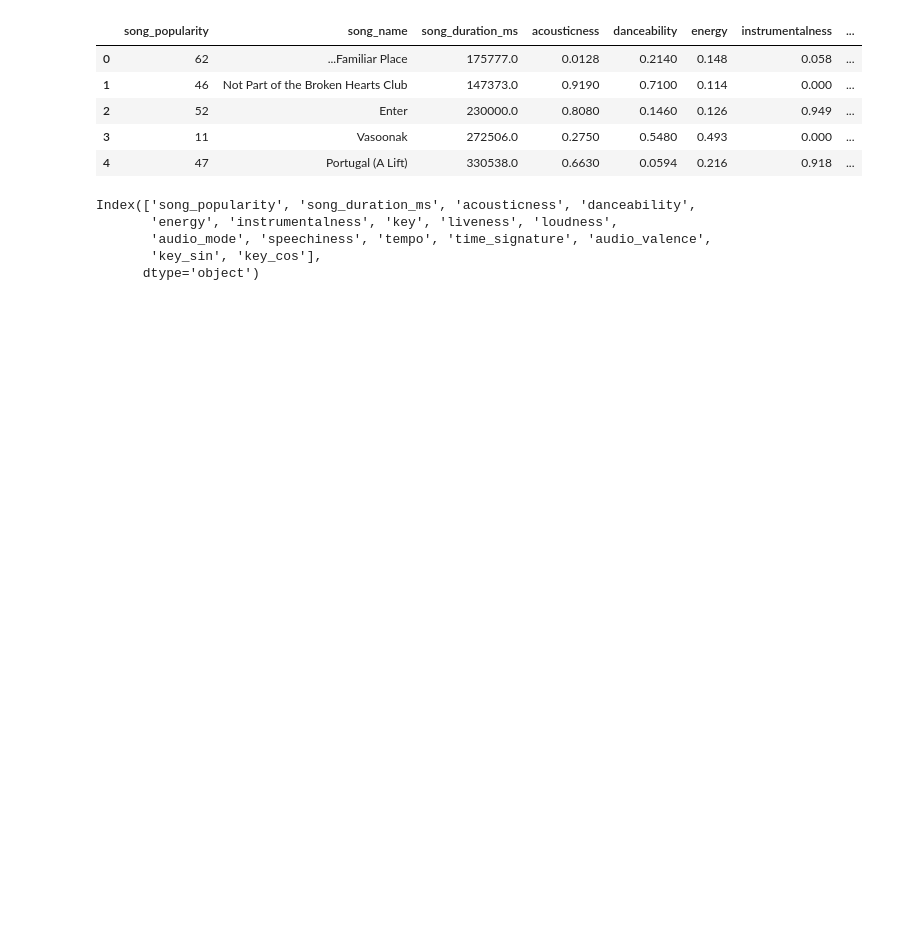
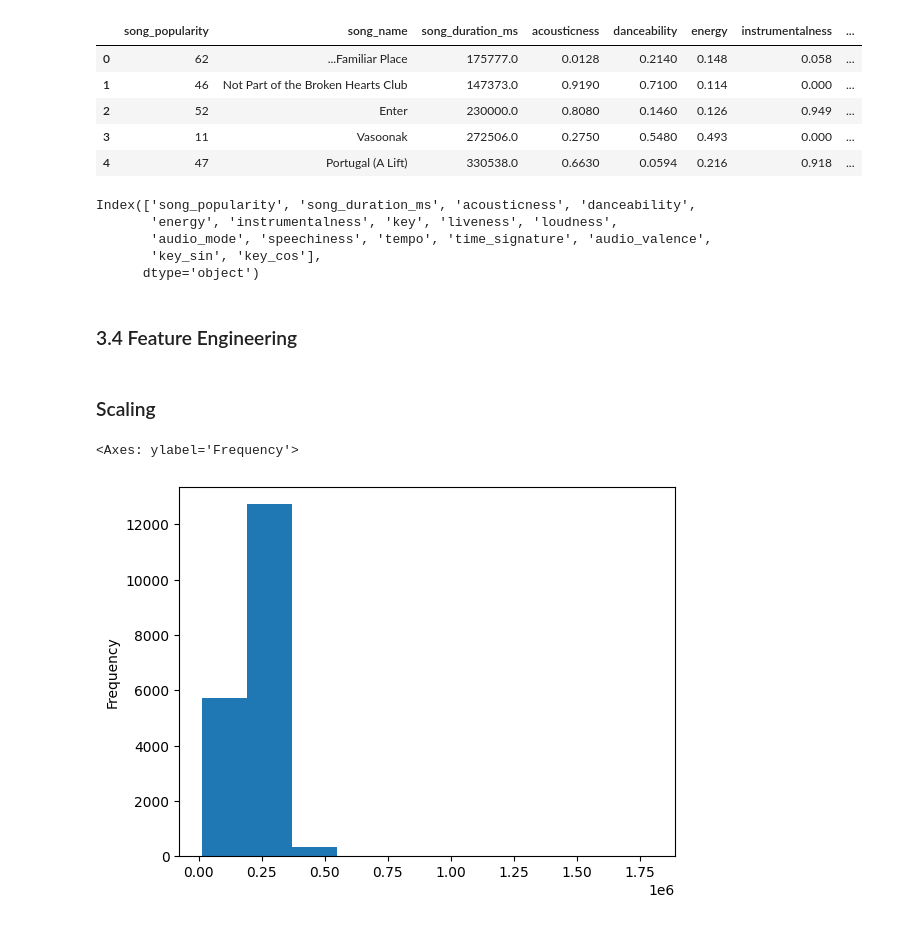
Before and after one commit to OdessaA/DataScience_SongPrediction, a Jupyter notebook: Data Exploratie.ipynb, the cells around one changed output. Saved outputs shown, nothing was run; the diff lists cells and outputs as text; code cells hidden in the pictures; blank space fills up the shorter version.

```diff
--- a/Data Exploratie.ipynb
+++ b/Data Exploratie.ipynb
@@ -574,3 +658,13 @@ Index(['song_popularity', 'song_duration_ms', 'acousticness', 'danceability',
        'audio_mode', 'speechiness', 'tempo', 'time_signature', 'audio_valence',
        'key_sin', 'key_cos'],
       dtype='object')
+# %% [markdown]
+<a id="feature-eng"></a>
+### 3.4 Feature Engineering
+# %% [markdown]
+### Scaling
+# %%
+X['song_duration_ms'].plot.hist()
+# %% [output]
+<Axes: ylabel='Frequency'>
+[figure, added]
```
Also changed, not shown: parts of 48 cells of this notebook.
